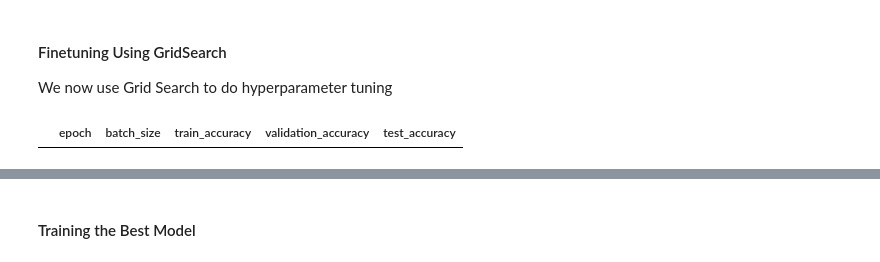
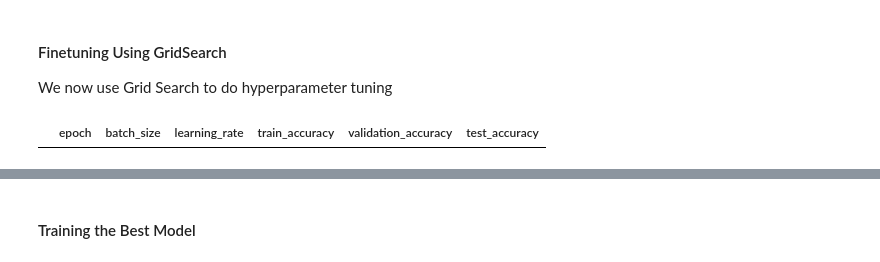
Before and after one commit to nickkluong/mids-w266-spring2024-finalproject-NLVL, a Jupyter notebook: modeling.ipynb, the cells around one changed output, grey strips where cells are left out. Cells and saved outputs as stored; diff of their text form; code cells hidden in the pictures.

```diff
--- a/modeling.ipynb
+++ b/modeling.ipynb
@@ -762,10 +763,10 @@ param_grid = {
 }
 # %%
 # Define a table to store the values
-df_param = pd.DataFrame(columns = ["epoch", "batch_size", "train_accuracy", "validation_accuracy", "test_accuracy"])
+df_param = pd.DataFrame(columns = ["epoch", "batch_size", "learning_rate","train_accuracy", "validation_accuracy", "test_accuracy"])
 df_param
 # %% [output]
-|  | epoch | batch_size | train_accuracy | validation_accuracy | test_accuracy |
+|  | epoch | batch_size | learning_rate | train_accuracy | validation_accuracy | test_accuracy |
 # %%
 grid = ParameterGrid(param_grid)
 
```
Also changed, not shown: parts of 6 cells of this notebook.
